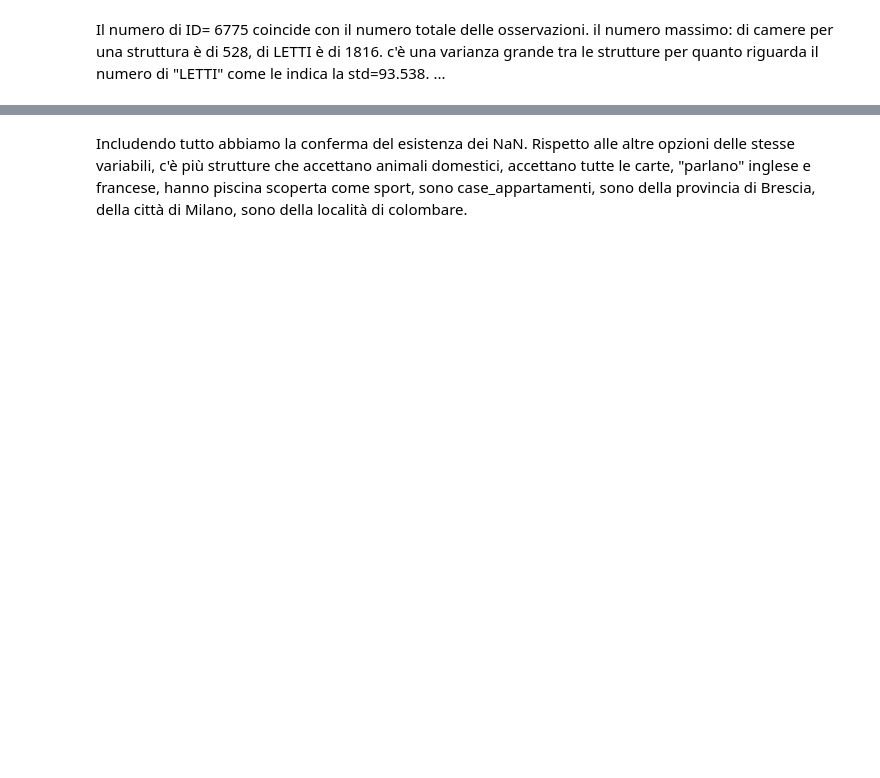
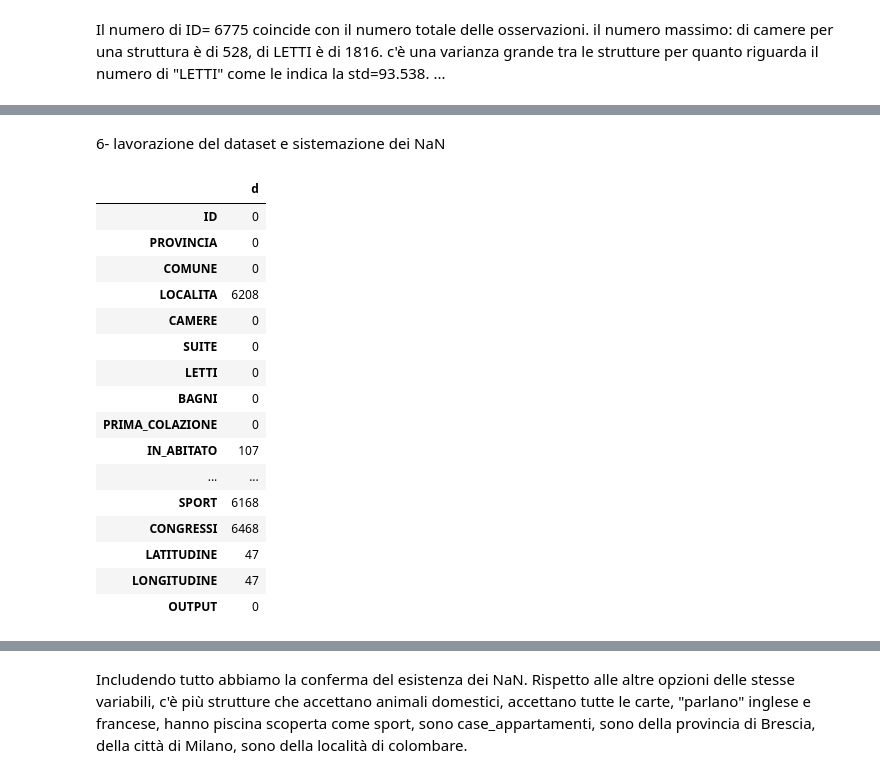
Before and after one commit to foster333/busta, a Jupyter notebook: iscsdatascience_analysis.ipynb, the cells around one changed output, grey strips where cells are left out. Saved outputs shown, nothing was run; the diff lists cells and outputs as text; code cells hidden in the pictures; blank space fills up the shorter version.

```diff
--- a/iscsdatascience_analysis.ipynb
+++ b/iscsdatascience_analysis.ipynb
@@ -134,3 +134,27 @@ df.describe(include = "all")# ora vediamo la statistica descrittiva includendo g
 | 50% | 3387.000000 | NaN | NaN | NaN | 4.000000 | 0.000000 | 8.000000 | 3.000000 | 0.000000 | ... |
 | 75% | 5080.500000 | NaN | NaN | NaN | 14.000000 | 0.000000 | 25.000000 | 12.000000 | 0.000000 | ... |
 | max | 6774.000000 | NaN | NaN | NaN | 528.000000 | 110.000000 | 1816.000000 | 448.000000 | 1.000000 | ... |
+# %% [markdown]
+6- lavorazione del dataset e sistemazione dei NaN
+# %%
+# Verifichiamo la presenza dei NaN per ciascuna variabile.
+NaN = pd.concat([df.isna().sum()], axis=1, keys="df")
+NaN
+# %% [output]
+|  | d |
+| ID | 0 |
+| PROVINCIA | 0 |
+| COMUNE | 0 |
+| LOCALITA | 6208 |
+| CAMERE | 0 |
+| SUITE | 0 |
+| LETTI | 0 |
+| BAGNI | 0 |
+| PRIMA_COLAZIONE | 0 |
+| IN_ABITATO | 107 |
+| ... | ... |
+| SPORT | 6168 |
+| CONGRESSI | 6468 |
+| LATITUDINE | 47 |
+| LONGITUDINE | 47 |
+| OUTPUT | 0 |
```
Also changed, not shown: parts of 15 cells of this notebook.
